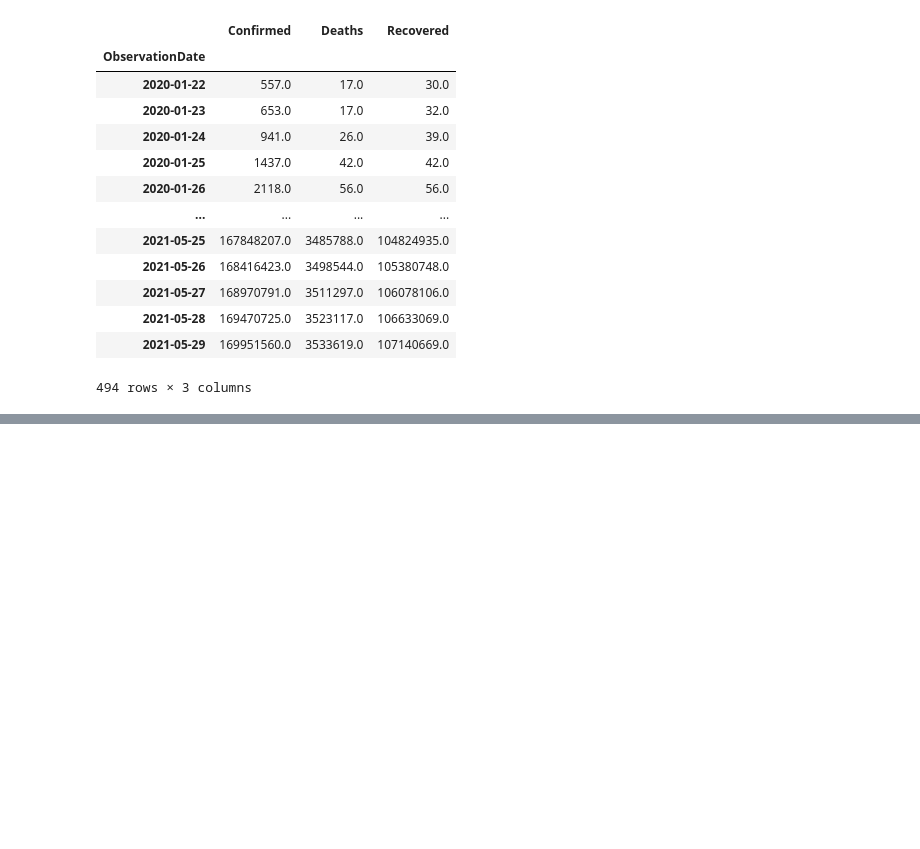
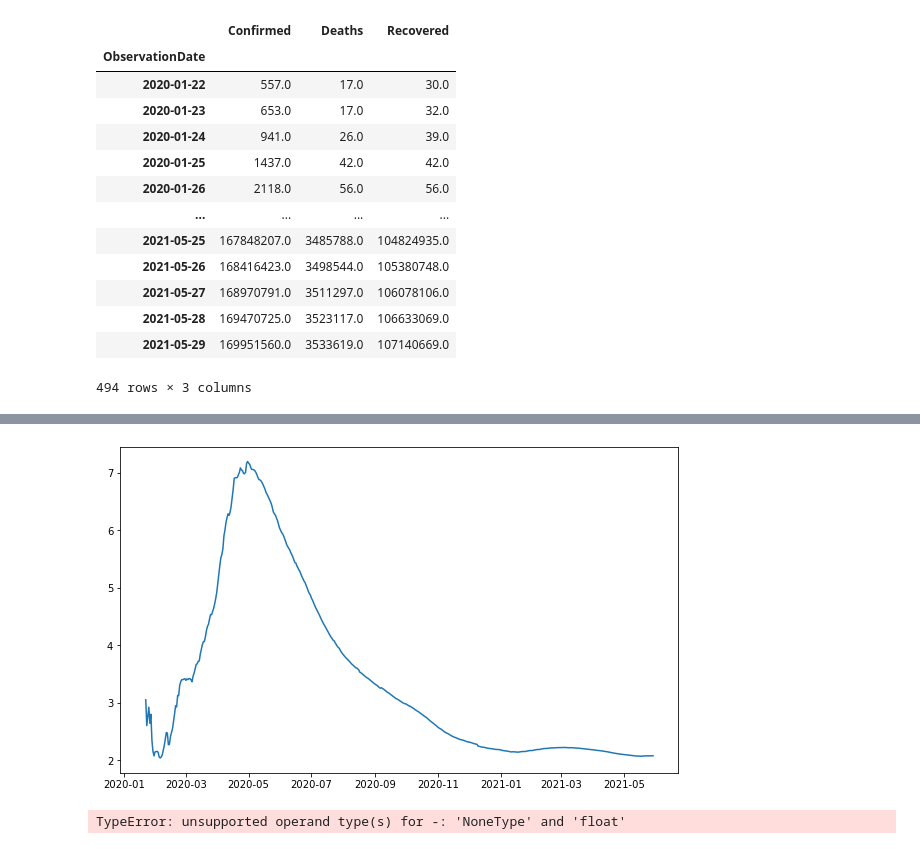
Before and after one commit to germancheg/altan_python, a Jupyter notebook: 2.analytics/12.Covid-19.ipynb, the cells around one changed output, grey strips where cells are left out. Drawn from its saved outputs; the diff is of its cells as text; code cells hidden in the pictures; blank space fills up the shorter version.

```diff
--- a/2.analytics/12.Covid-19.ipynb
+++ b/2.analytics/12.Covid-19.ipynb
@@ -174,0 +257,12 @@ data_2.groupby(["ObservationDate"]).sum()
+# %%
+# оценка текущей летальности
+
+plt.figure(figsize=[10, 6])
+
+letal_array = (world_data["Deaths"]/ world_data["Confirmed"]) * 100
+
+plt.plot(world_data.index, letal_array)
+
+plt.show()
+# %% [output]
+[figure, added]
@@ -174,0 +293,12 @@ data_2.groupby(["ObservationDate"]).sum()
+# %%
+nc = new_cases_calculate(world_data, "Confirmed")
+
+plt.figure(figsize=[10,6])
+
+plt.plot(world_data.index, nc, label="Новые случаи")
+
+plt.legend()
+
+plt.show()
+# %% [output]
+TypeError: unsupported operand type(s) for -: 'NoneType' and 'float'
```
Also changed, not shown: parts of 18 cells of this notebook.
